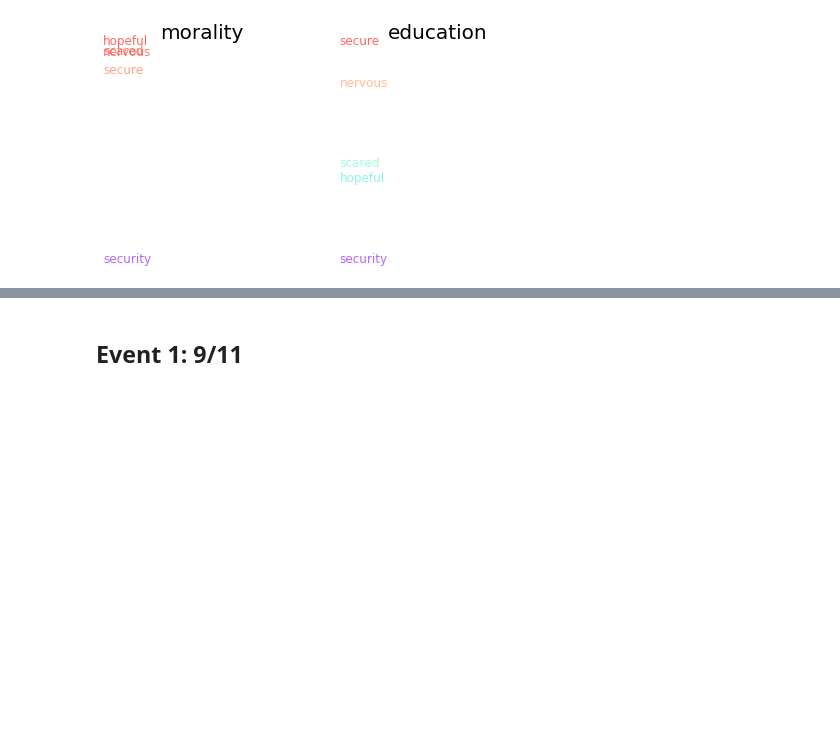
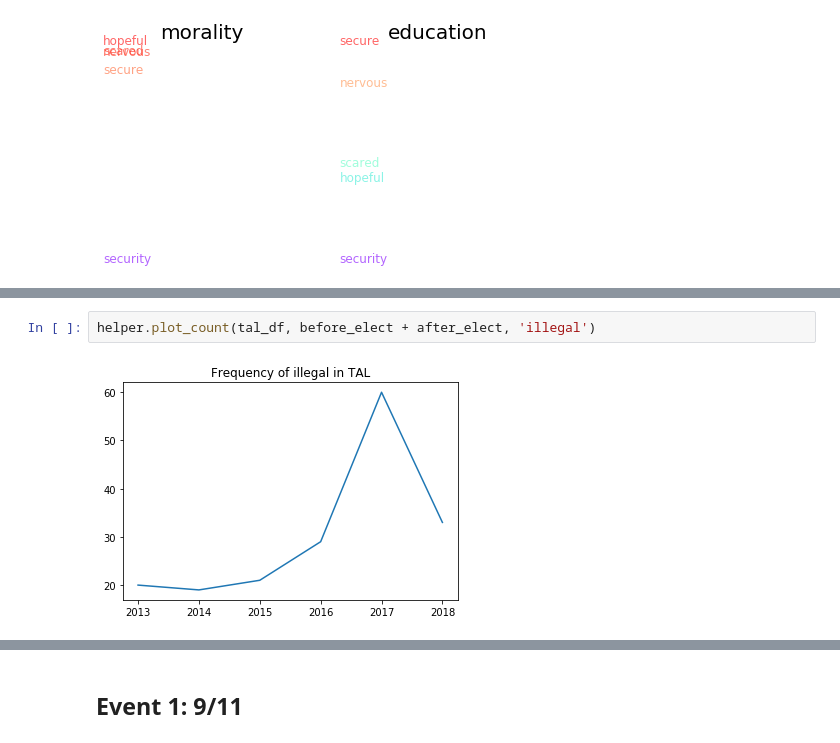
Before and after one commit to laurenjli/nlp-tal, a Jupyter notebook: financial_crisis_analysis.ipynb, the cells around one changed output, grey strips where cells are left out. Cells and saved outputs as stored; diff of their text form; blank space fills up the shorter version.

```diff
--- a/financial_crisis_analysis.ipynb
+++ b/financial_crisis_analysis.ipynb
@@ -507,0 +633,4 @@ Emotions
+# %%
+helper.plot_count(tal_df, before_elect + after_elect, 'illegal')
+# %% [output]
+[figure, added]
```
Also changed, not shown: parts of 43 cells of this notebook.
